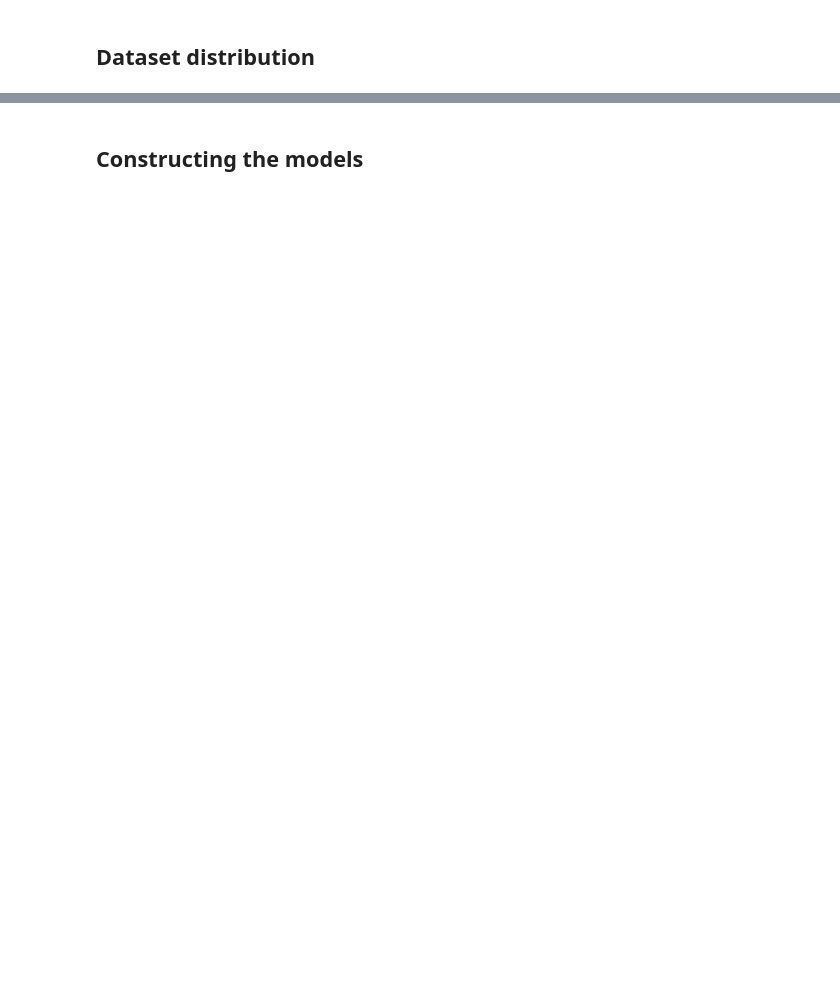
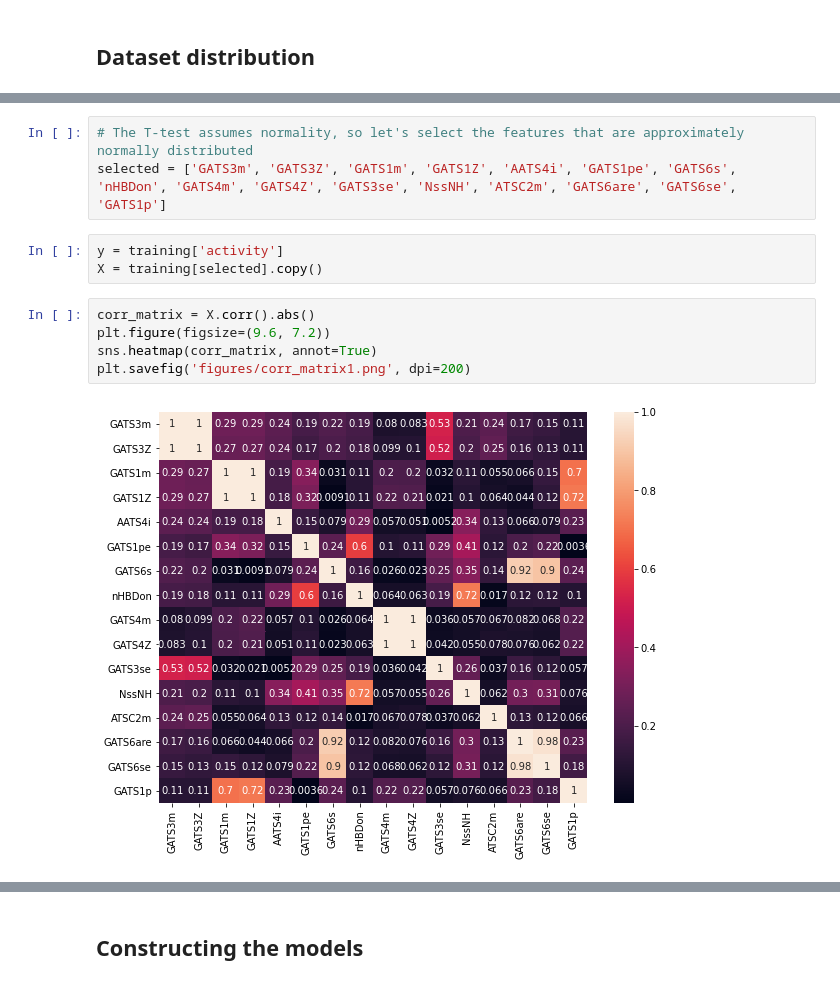
Before and after one commit to caiocrocha/SarsCov2Classifier, a Jupyter notebook: notebooks/ML.ipynb, the cells around one changed output, grey strips where cells are left out. Drawn from its saved outputs; the diff is of its cells as text; blank space fills up the shorter version.

```diff
--- a/notebooks/ML.ipynb
+++ b/notebooks/ML.ipynb
@@ -235,0 +226,13 @@ print(selected)
+# %%
+# The T-test assumes normality, so let's select the features that are approximately normally distributed
+selected = ['GATS3m', 'GATS3Z', 'GATS1m', 'GATS1Z', 'AATS4i', 'GATS1pe', 'GATS6s', 'nHBDon', 'GATS4m', 'GATS4Z', 'GATS3se', 'NssNH', 'ATSC2m', 'GATS6are', 'GATS6se', 'GATS1p']
+# %%
+y = training['activity']
+X = training[selected].copy()
+# %%
+corr_matrix = X.corr().abs()
+plt.figure(figsize=(9.6, 7.2))
+sns.heatmap(corr_matrix, annot=True)
+plt.savefig('figures/corr_matrix1.png', dpi=200)
+# %% [output]
+[figure, added]
```
Also changed, not shown: parts of 43 cells of this notebook, 27 other files.
